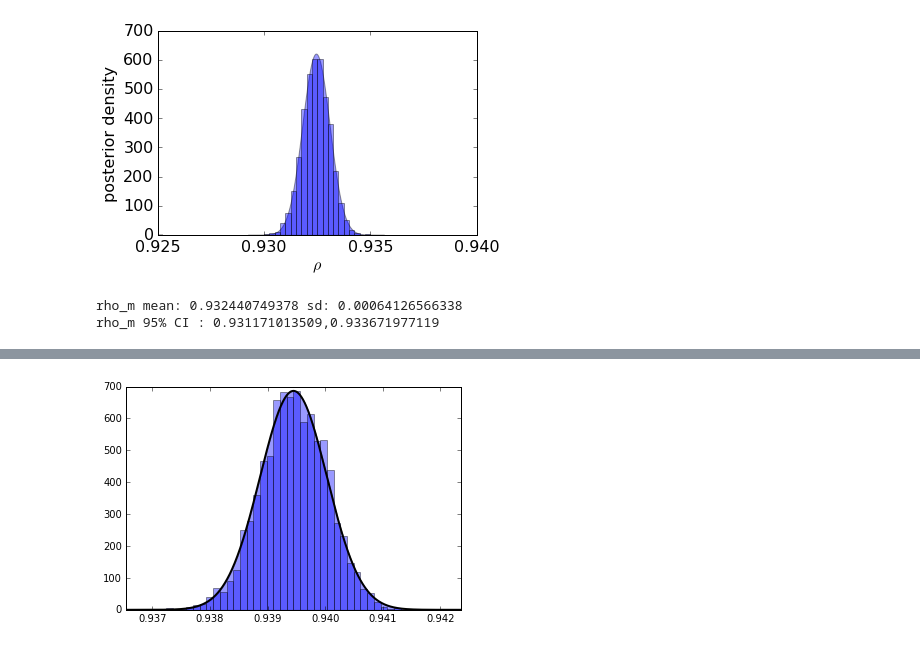
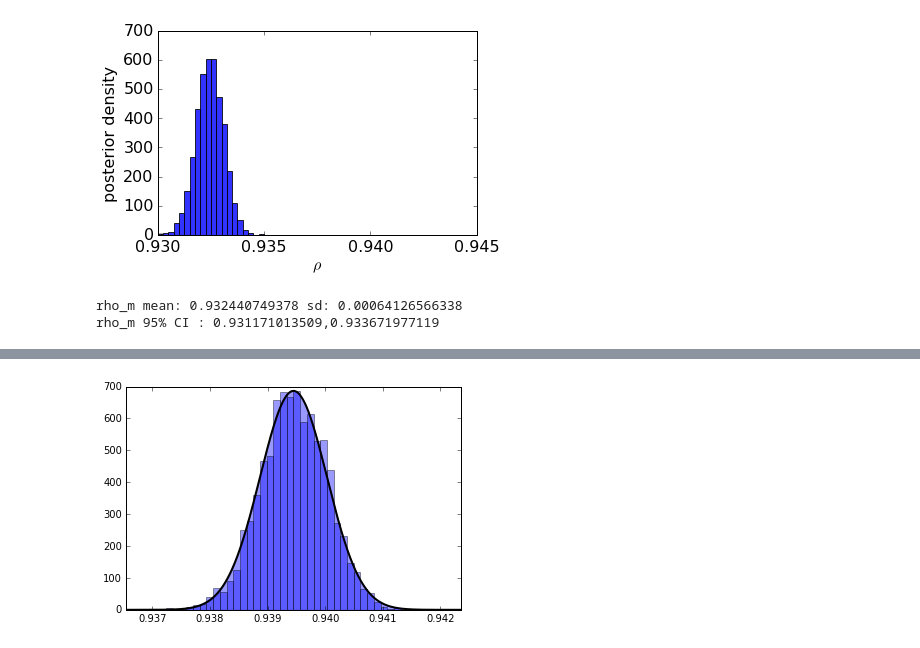
Before and after one commit to ctorney/dolphinUnion, a Jupyter notebook: analysis/movement/model_selection/histPlotsNB.ipynb, the cells around one changed output, grey strips where cells are left out. Drawn from its saved outputs; the diff is of its cells as text; code cells hidden in the pictures.

```diff
--- a/analysis/movement/model_selection/histPlotsNB.ipynb
+++ b/analysis/movement/model_selection/histPlotsNB.ipynb
@@ -9,24 +9,18 @@ matplotlib.rcParams.update({'font.size': 16})
 # %%
 rho_m = np.load('mc_data/crw_rho_m.npy')
 
-xstart = np.mean(rho_m)-5*np.std(rho_m)
-xstop = np.mean(rho_m)+5*np.std(rho_m)
-X_plot = np.linspace(xstart, xstop, 1000)#[:, np.newaxis]
-log_dens = norm.pdf(X_plot,np.mean(rho_m),np.std(rho_m))
-#plt.plot(X_plot, (log_dens),'k-',linewidth=2)
-plt.hist(rho_m,normed=True,range=[0.925,0.94],bins=60,alpha=0.4)
-plt.fill_between(X_plot,np.zeros_like(X_plot), log_dens,alpha=0.4)#, fc='#AAAAFF')
+plt.hist(rho_m,normed=True,range=[0.930,0.945],bins=60,alpha=0.8)
 
-plt.xlim(0.926,0.94)
+plt.xlim(0.930,0.945)
 plt.xlabel(r'$\rho$')
 plt.ylabel('posterior density')
-plt.xticks(np.arange(0.925, 0.941,0.005))
+plt.xticks(np.arange(0.930, 0.946,0.005))
 plt.tight_layout()
 plt.savefig('crw.png',dpi=300)
 plt.show()
 print('rho_m mean: ' + str(np.mean(rho_m)) + ' sd: ' + str(np.std(rho_m)))
 print('rho_m 95% CI : ' + str(np.percentile(rho_m,2.5)) + ',' + str(np.percentile(rho_m,97.5)))
 # %% [output]
-[figure, old version]
+[figure, new version]
 rho_m mean: 0.932440749378 sd: 0.00064126566338
 rho_m 95% CI : 0.931171013509,0.933671977119
```
Also changed, not shown: parts of 4 cells of this notebook.
